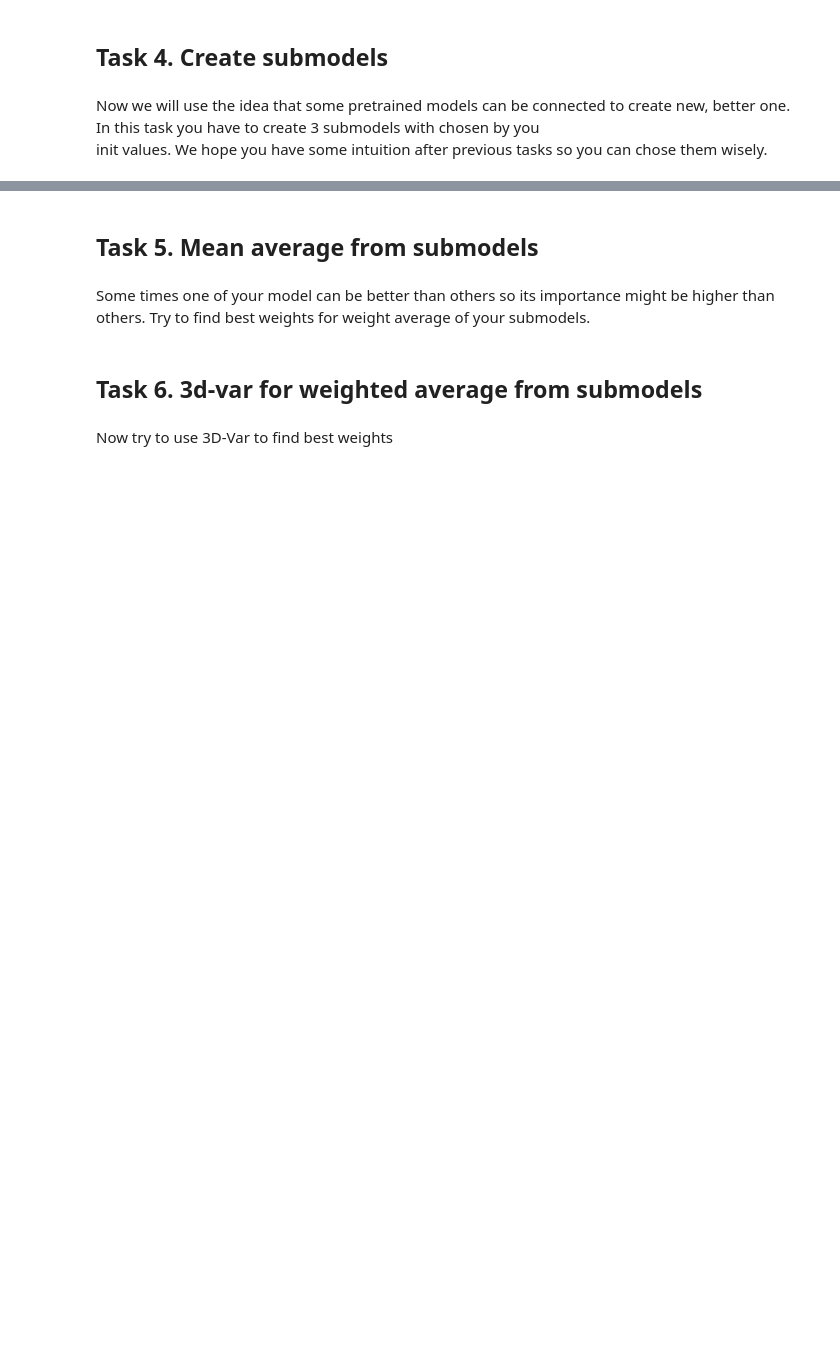
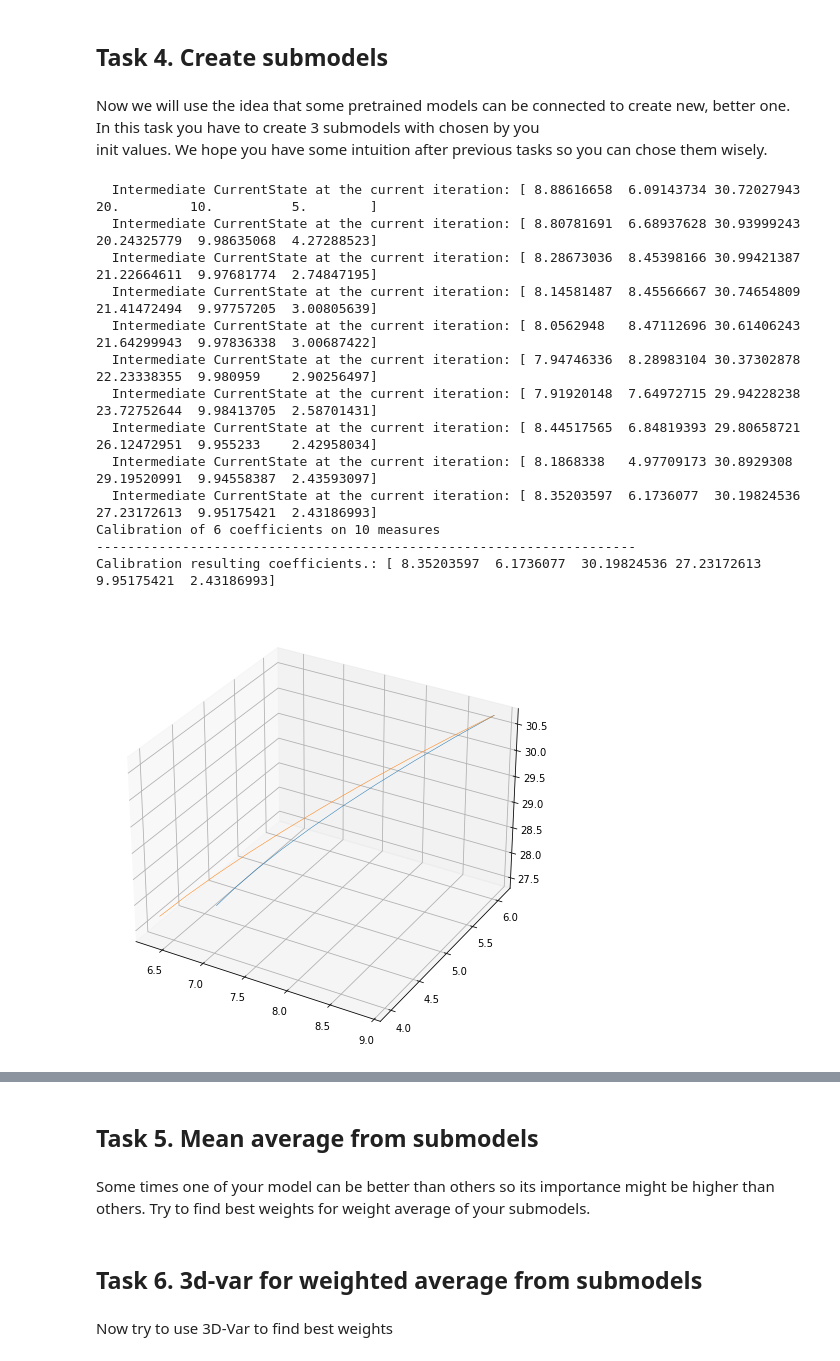
Before and after one commit to boro28/supermodeling, a Jupyter notebook: supermodeling.ipynb, the cells around one changed output, grey strips where cells are left out. Cells and saved outputs as stored; diff of their text form; code cells hidden in the pictures; blank space fills up the shorter version.

```diff
--- a/supermodeling.ipynb
+++ b/supermodeling.ipynb
@@ -229,13 +275,28 @@ Now we will use the idea that some pretrained models can be connected to create
 init values. We hope you have some intuition after previous tasks so you can chose them wisely.
 # %%
 submodel_creator = set_submodel_consts(
-    number_of_samples = ???,
-    steps_4dvar = ???
+    number_of_samples = 25,
+    steps_4dvar = 10,
 )
 # %%
 sm1 = submodel_creator(
-    sigma=???,
-    rho=???,
-    beta=???,
-    start_time=???
+    sigma=10,
+    rho=20,
+    beta=5,
+    start_time=10
 )
+# %% [output]
+  Intermediate CurrentState at the current iteration: [ 8.88616658  6.09143734 30.72027943 20.         10.          5.        ]
+  Intermediate CurrentState at the current iteration: [ 8.80781691  6.68937628 30.93999243 20.24325779  9.98635068  4.27288523]
+  Intermediate CurrentState at the current iteration: [ 8.28673036  8.45398166 30.99421387 21.22664611  9.97681774  2.74847195]
+  Intermediate CurrentState at the current iteration: [ 8.14581487  8.45566667 30.74654809 21.41472494  9.97757205  3.00805639]
+  Intermediate CurrentState at the current iteration: [ 8.0562948   8.47112696 30.61406243 21.64299943  9.97836338  3.00687422]
+  Intermediate CurrentState at the current iteration: [ 7.94746336  8.28983104 30.37302878 22.23338355  9.980959    2.90256497]
+  Intermediate CurrentState at the current iteration: [ 7.91920148  7.64972715 29.94228238 23.72752644  9.98413705  2.58701431]
+  Intermediate CurrentState at the current iteration: [ 8.44517565  6.84819393 29.80658721 26.12472951  9.955233    2.42958034]
+  Intermediate CurrentState at the current iteration: [ 8.1868338   4.97709173 30.8929308  29.19520991  9.94558387  2.43593097]
+  Intermediate CurrentState at the current iteration: [ 8.35203597  6.1736077  30.19824536 27.23172613  9.95175421  2.43186993]
+Calibration of 6 coefficients on 10 measures
+---------------------------------------------------------------------
+Calibration resulting coefficients.: [ 8.35203597  6.1736077  30.19824536 27.23172613  9.95175421  2.43186993]
+[figure, added]
```
Also changed, not shown: parts of 12 cells of this notebook.
